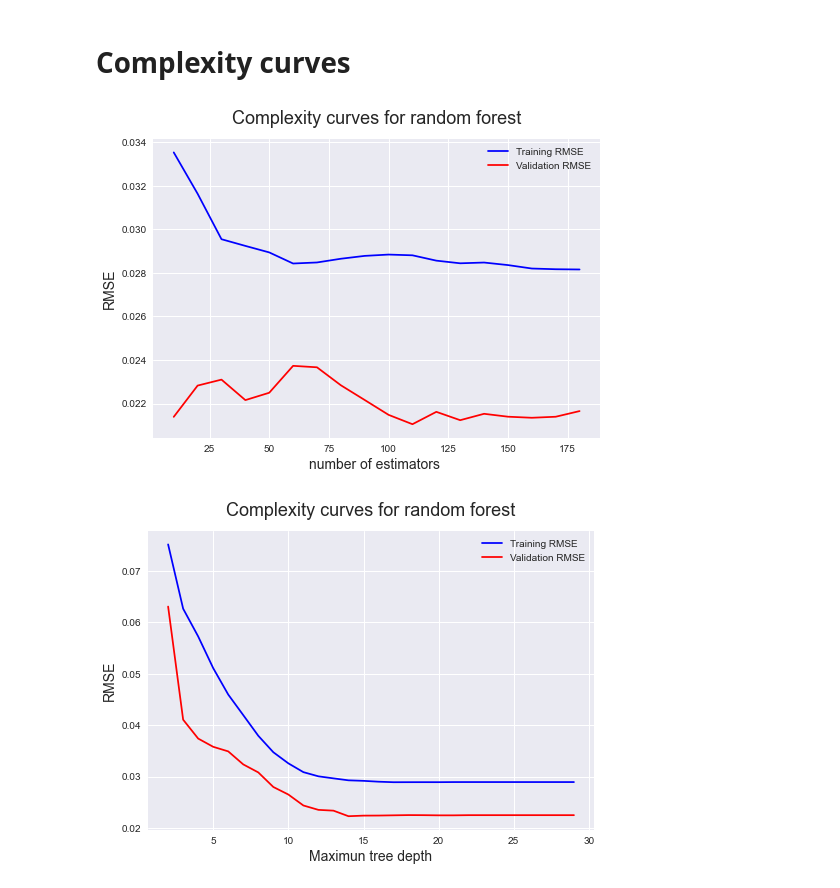
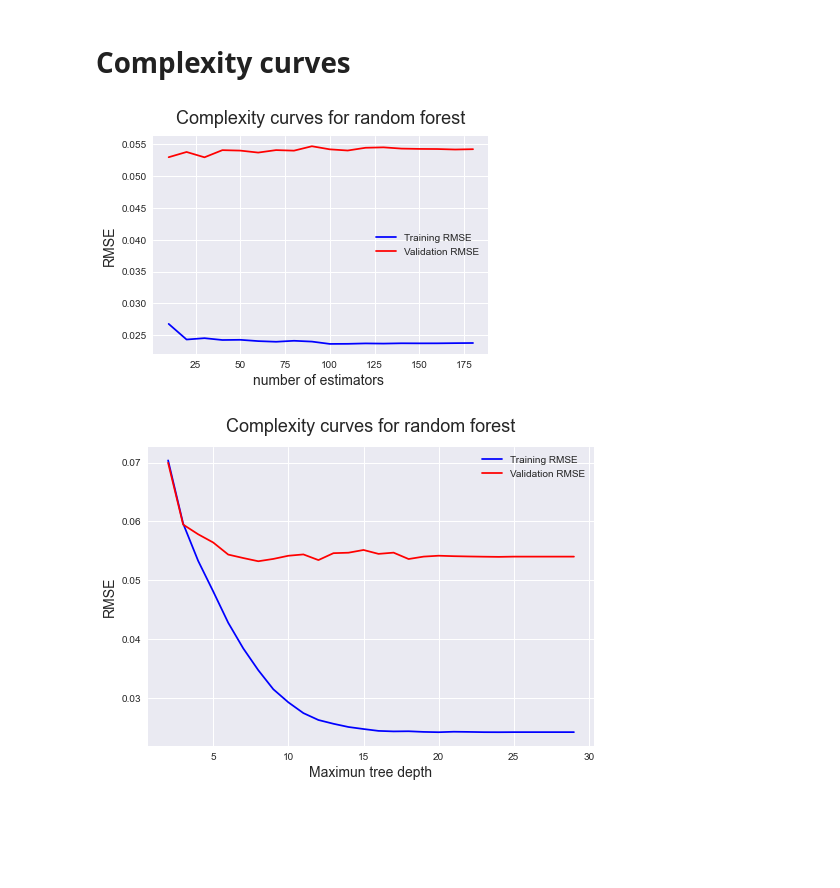
Before and after one commit to sechava4/monitoreogrid, a Jupyter notebook: app/Develops/Consumption_estimation_Journal/Model_generation_notebook.ipynb, the cells around one changed output. Drawn from its saved outputs; the diff is of its cells as text; code cells hidden in the pictures; blank space fills up the shorter version.

```diff
--- a/app/Develops/Consumption_estimation_Journal/Model_generation_notebook.ipynb
+++ b/app/Develops/Consumption_estimation_Journal/Model_generation_notebook.ipynb
@@ -1173,6 +1173,8 @@ def plot_learning_curve(estimator, title, X, y, axes=None, ylim=None, cv=None,
                        train_sizes=train_sizes,
                        return_times=True, scoring='neg_root_mean_squared_error')
     train_scores_mean = np.mean(train_scores, axis=1)
+    print('max = ', np.mean(train_scores))
+    print('max = ', np.mean(test_scores))
     train_scores_std = np.std(train_scores, axis=1)
     test_scores_mean = np.mean(test_scores, axis=1)
     test_scores_std = np.std(test_scores, axis=1)
@@ -1232,8 +1234,8 @@ title = "Learning Curves (Random Forest)"
 # score curves, each time with 20% data randomly selected as a validation set.
 cv = ShuffleSplit(n_splits=100, test_size=0.2, random_state=0)
 
-estimator = RandomForestRegressor(n_estimators=60, max_depth=20,
-                                   random_state=0,max_features='auto' , criterion='mse', n_jobs=-1)
+estimator = RandomForestRegressor(n_estimators=60, max_depth=10,
+                                   min_samples_leaf=20,max_features='auto' , criterion='mse', n_jobs=-1)
 plot_learning_curve(estimator, title, X, y, # ylim=(0.7, 1.01),
                     cv=cv, n_jobs=-1)
 
@@ -1264,7 +1264,7 @@ dump(ann_regr, open('ann_regr.pkl', 'wb'))
 from sklearn.metrics import mean_absolute_error
 
 n_estimators = np.arange(10,190,10)
-X_test = test_scaled[['mean_max_power_usr','mean_soc','nominal_speed', 'slope']].values
+X_test = test_scaled[['mean_max_power_usr','mean_soc','travel_time','nominal_speed', 'slope']].values
 
 train_reg_results = []
 validation_reg_results = []
@@ -1311,10 +1311,10 @@ plt.title('Complexity curves for random forest', fontsize = 18, y = 1.03)
 plt.legend()
 plt.show()
 # %% [output]
-[figure, old version]
+[figure, new version]
 # %%
 n_estimators = np.arange(2,30,1)
-X_test = test_scaled[['mean_max_power_usr','mean_soc','nominal_speed', 'slope']].values
+X_test = test_scaled[['mean_max_power_usr','mean_soc','travel_time','nominal_speed', 'slope']].values
 
 train_reg_results = []
 validation_reg_results = []
@@ -1334,31 +1334,31 @@ for estimators in n_estimators:
     train_reg_results.append(np.sqrt(mean_squared_error(y, y_pred_train)))
 
     y_pred = reg.predict(X_test)
     validation_reg_results.append(np.sqrt(mean_squared_error(y_test, y_pred)))
 
     train_reg_r2.append(mean_absolute_error(y, y_pred_train))
 
     validation_reg_r2.append(mean_absolute_error(y_test, y_pred))
 
     #print('R2 =',r2_score(y_test, predictions))
 
 for i in range(len(train_reg_results)):
     train_acc.append(train_reg_results[i])
     val_acc.append(validation_reg_results[i])
     train_r2.append(train_reg_r2[i])
     val_r2.append(validation_reg_r2[i])
 
 
 plt.figure('Complexity curve')
 plt.style.use('seaborn')
 plt.plot(n_estimators, train_acc, 'b', label = 'Training RMSE')
 plt.plot(n_estimators, val_acc, 'r', label = 'Validation RMSE')
 # plt.plot(n_estimators, train_r2, 'c', label = 'Training MAE')
 # plt.plot(n_estimators, val_r2, 'y', label = 'Validation MAE')
 plt.ylabel('RMSE', fontsize = 14)
 plt.xlabel('Maximun tree depth', fontsize = 14)
 plt.title('Complexity curves for random forest', fontsize = 18, y = 1.03)
 plt.legend()
 plt.show()
 # %% [output]
-[figure, old version]
+[figure, new version]
```
Also changed, not shown: parts of 11 cells of this notebook, 15 other files.
